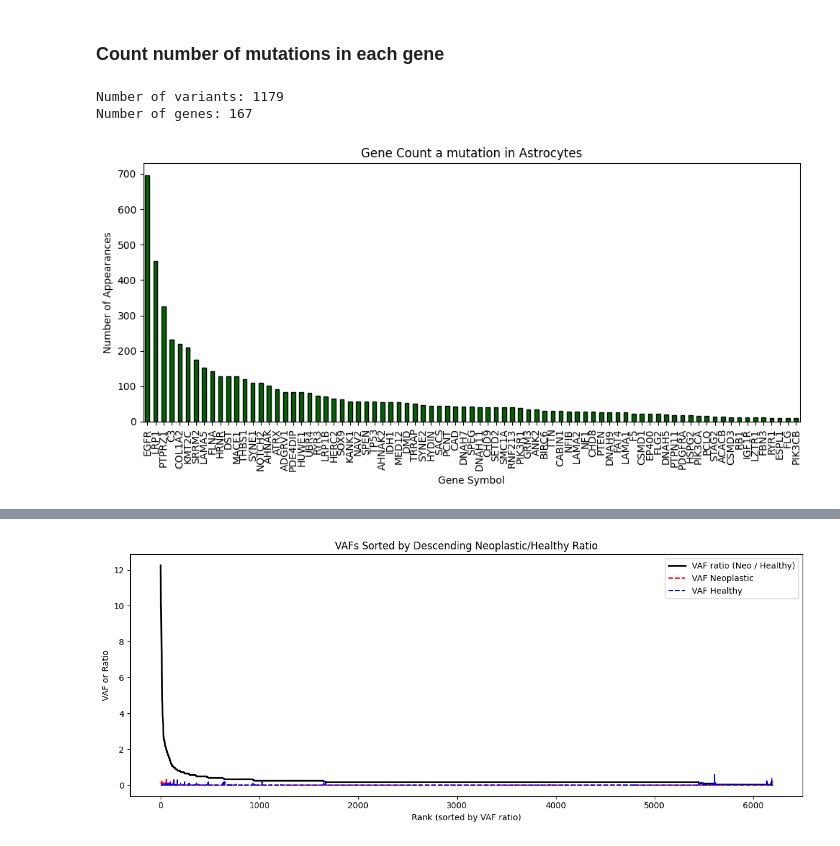
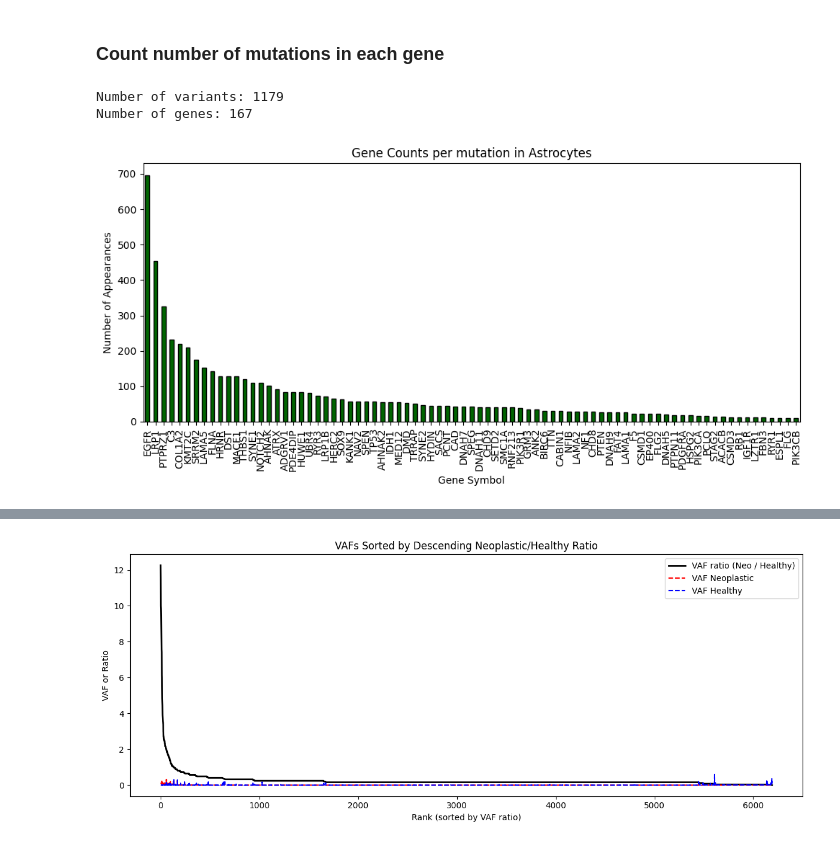
Before and after one commit to pachterlab/RLSRP_2025, a Jupyter notebook: notebooks/Fig1_single_cell_analysis.ipynb, the cells around one changed output, grey strips where cells are left out. Cells and saved outputs as stored; diff of their text form; code cells hidden in the pictures.

```diff
--- a/notebooks/Fig1_single_cell_analysis.ipynb
+++ b/notebooks/Fig1_single_cell_analysis.ipynb
@@ -325,22 +327,22 @@ adata_astrocytes_filtered = adata_astrocytes[:, mask].copy()
 # %%
 gene_counts = adata_astrocytes_filtered.var["gene_symbol"].value_counts()
 
 print(f"Number of variants: {len(adata_astrocytes)}")
 print(f"Number of genes: {len(gene_counts)}")
 
 
 plt.figure(figsize=(10, 5))
 gene_counts_filtered = gene_counts[gene_counts > 10]
 gene_counts_filtered.plot(kind="bar", color="darkgreen", edgecolor="black")
 
 plt.ylabel("Number of Appearances")
 plt.xlabel("Gene Symbol")
-plt.title("Gene Count a mutation in Astrocytes")
+plt.title("Gene Counts per mutation in Astrocytes")
 plt.xticks(rotation=90)
 plt.tight_layout()
 plt.show()
 # %% [output]
 Number of variants: 1179
 Number of genes: 167
-[figure, old version]
+[figure, new version]
 # %%
```
Also changed, not shown: parts of 37 cells of this notebook, 2 other files.
